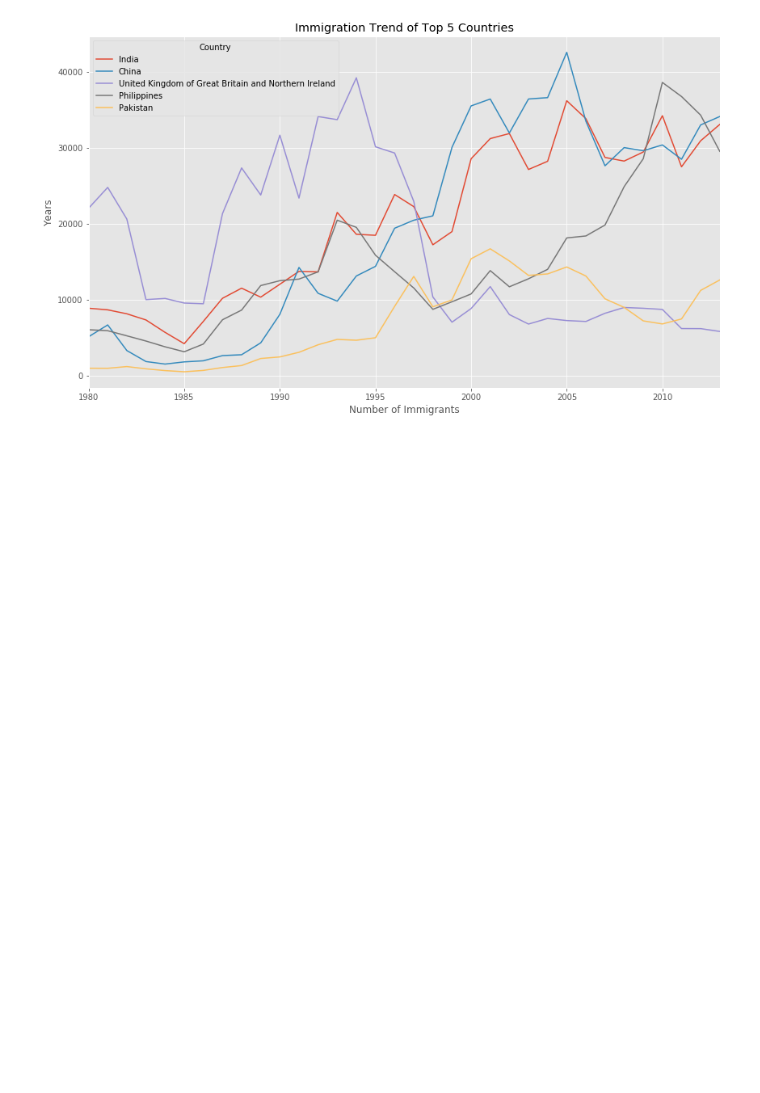
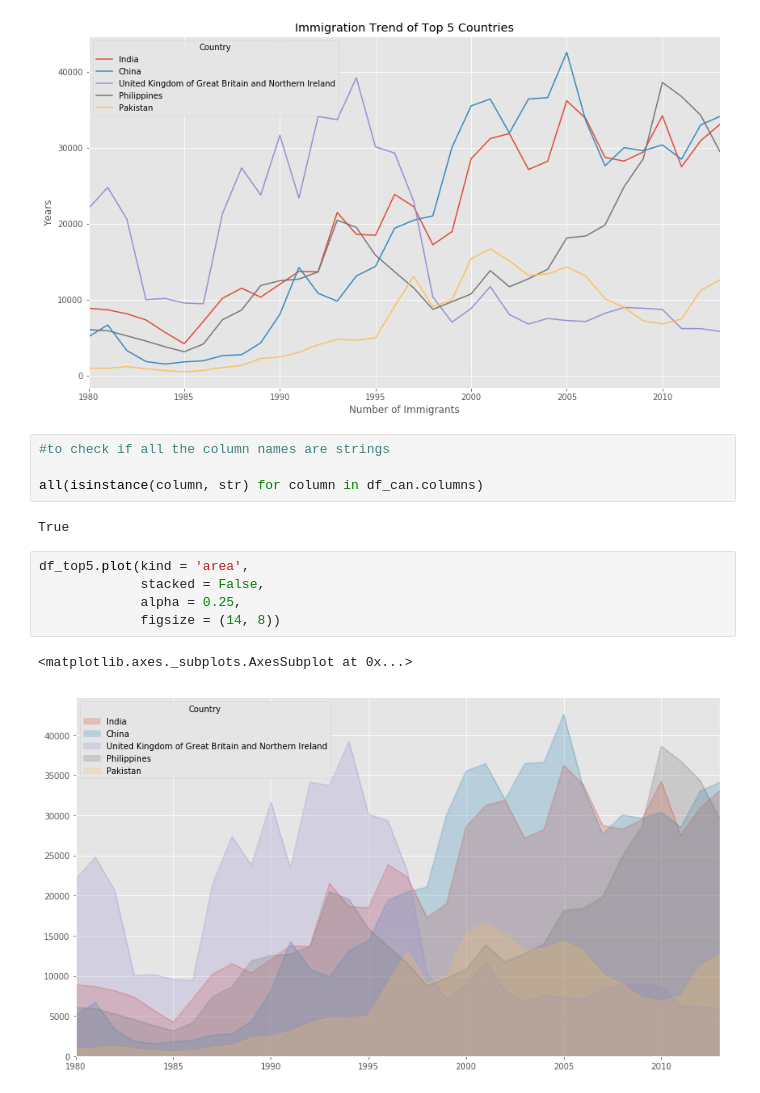
Before and after one commit to amarpy/migration_to_canada_analysis, a Jupyter notebook: migration_to_canada_analysis.ipynb, the cells around one changed output. Drawn from its saved outputs; the diff is of its cells as text; blank space fills up the shorter version.

```diff
--- a/migration_to_canada_analysis.ipynb
+++ b/migration_to_canada_analysis.ipynb
@@ -240,3 +240,17 @@ plt.ylabel("Years")
 plt.show()
 # %% [output]
 [figure]
+# %%
+#to check if all the column names are strings
+
+all(isinstance(column, str) for column in df_can.columns)
+# %% [output]
+True
+# %%
+df_top5.plot(kind = 'area',
+             stacked = False,
+             alpha = 0.25,
+             figsize = (14, 8))
+# %% [output]
+<matplotlib.axes._subplots.AxesSubplot at 0x...>
+[figure, added]
```
